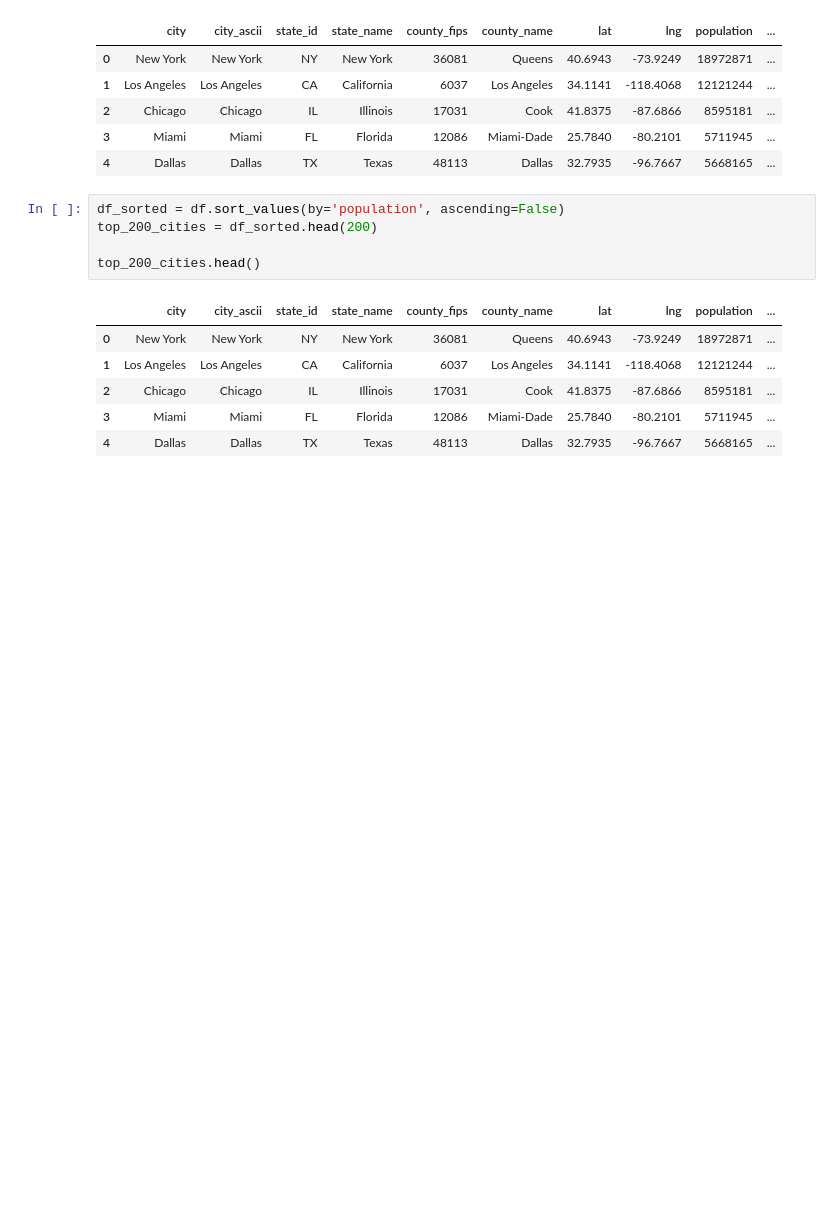
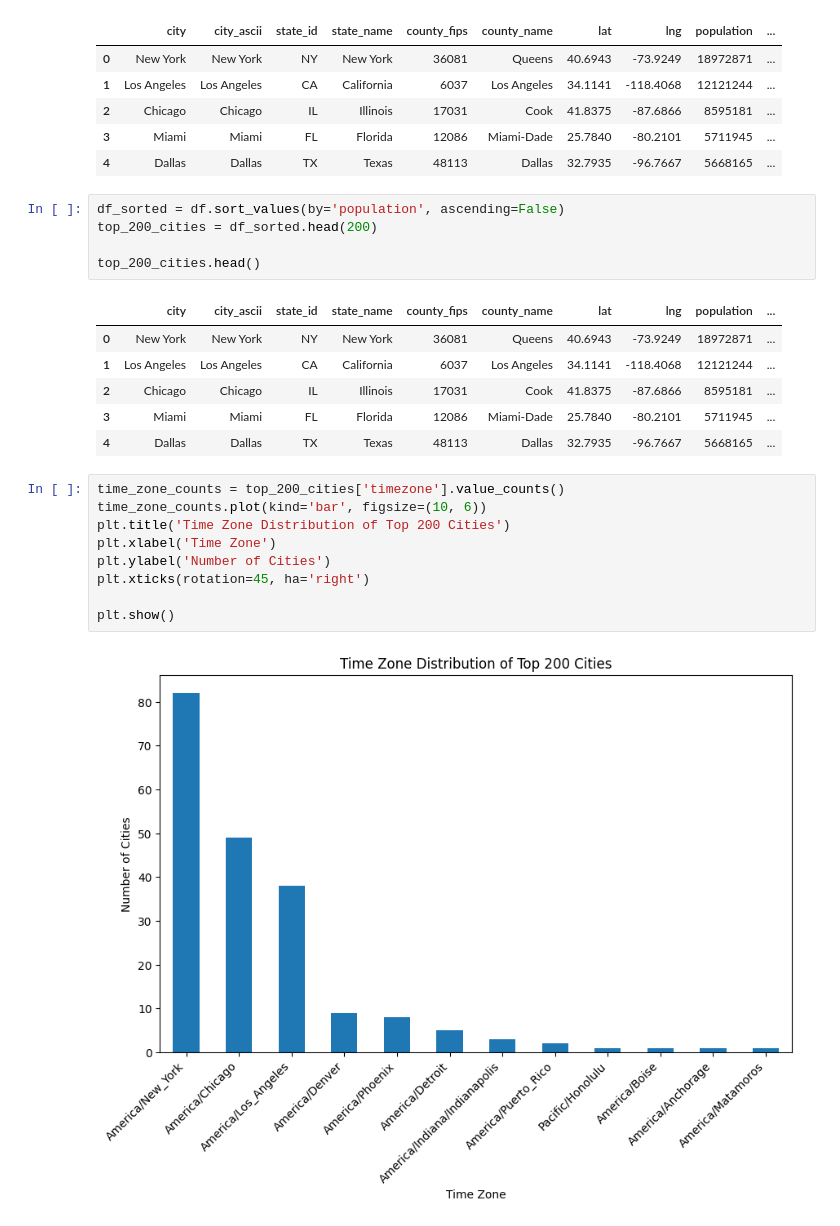
Before and after one commit to Bench-amblee/vscode, a Jupyter notebook: top_cities_notebook.ipynb, the cells around one changed output. Saved outputs shown, nothing was run; the diff lists cells and outputs as text; blank space fills up the shorter version.

Commit message:
added title and labels

```diff
--- a/top_cities_notebook.ipynb
+++ b/top_cities_notebook.ipynb
@@ -24,3 +25,14 @@ top_200_cities.head()
 | 2 | Chicago | Chicago | IL | Illinois | 17031 | Cook | 41.8375 | -87.6866 | 8595181 | ... |
 | 3 | Miami | Miami | FL | Florida | 12086 | Miami-Dade | 25.7840 | -80.2101 | 5711945 | ... |
 | 4 | Dallas | Dallas | TX | Texas | 48113 | Dallas | 32.7935 | -96.7667 | 5668165 | ... |
+# %%
+time_zone_counts = top_200_cities['timezone'].value_counts()
+time_zone_counts.plot(kind='bar', figsize=(10, 6))
+plt.title('Time Zone Distribution of Top 200 Cities')
+plt.xlabel('Time Zone')
+plt.ylabel('Number of Cities')
+plt.xticks(rotation=45, ha='right')
+
+plt.show()
+# %% [output]
+[figure, added]
```
Also changed, not shown: parts of 1 cell of this notebook, 1 other file.
